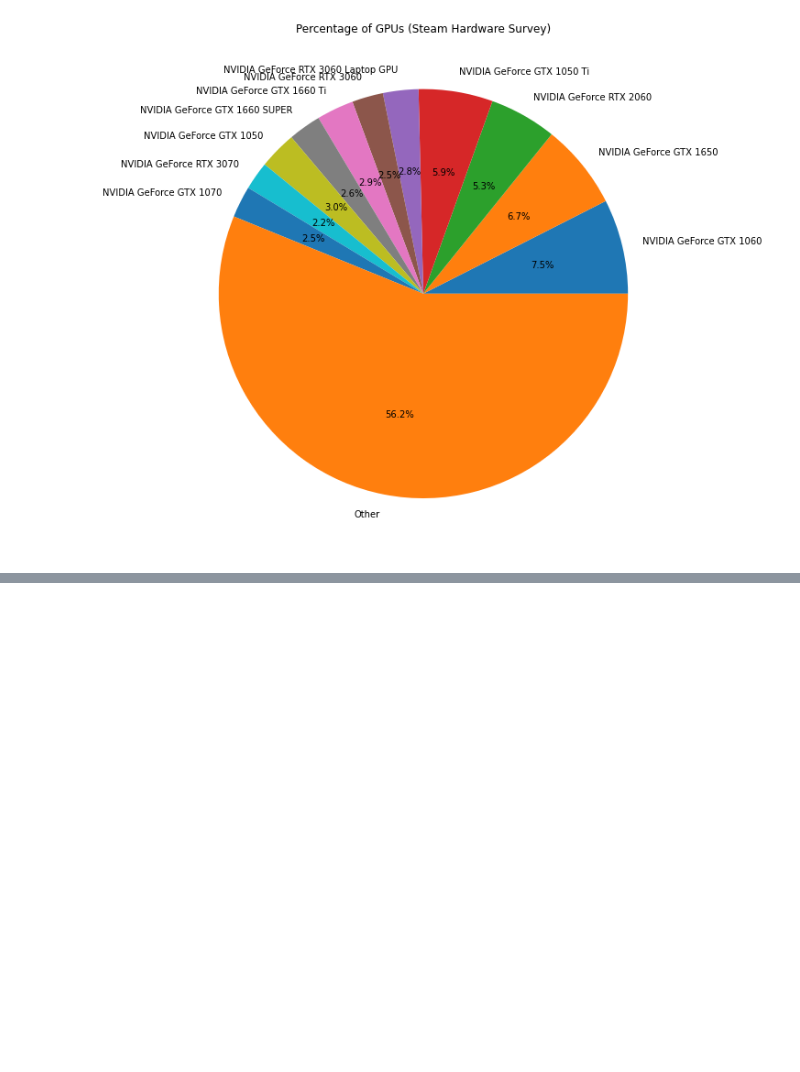
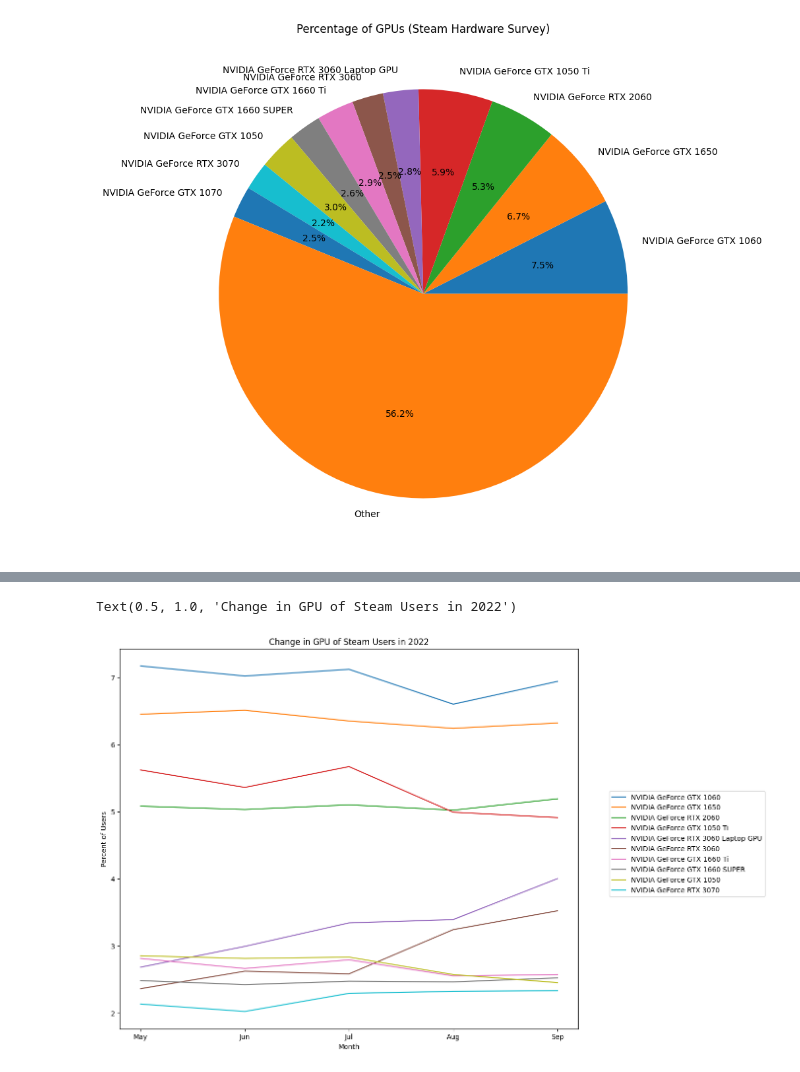
Before and after one commit to gbstorey/dat301proj2, a Jupyter notebook: gsproject2.ipynb, the cells around one changed output, grey strips where cells are left out. Drawn from its saved outputs; the diff is of its cells as text; code cells hidden in the pictures; blank space fills up the shorter version.

```diff
--- a/gsproject2.ipynb
+++ b/gsproject2.ipynb
@@ -56,7 +119,3 @@ fig1.set_size_inches(10,12)
 plt.show()
 # %% [output]
 [figure]
-# %%
-sorted_df = df.sort_values(by="May")
-top_10_df = df[0:9].set_index().T
-reset_index
@@ -74,0 +126,7 @@ KeyError: 'NVIDIA GeForce GTX 1060'
+# %%
+#Here I limit the data frame to the top 10 cards in use
+# in order to make a line plot of their users over time.
+
+sorted_df = df.sort_values(by="May")
+top_10_df = df[0:10]
+display(top_10_df)
@@ -74,0 +145,16 @@ KeyError: 'NVIDIA GeForce GTX 1060'
+# %%
+#I use matplotlib to make a lineplot of all ten GPUs over the five month period.
+
+fig2, ax2 = plt.subplots()
+fig2.set_size_inches(15,10)
+for n in range(0,10):
+    plt.plot(column_names[1:], top_10_df.iloc[n][1:6])
+box=ax2.get_position()
+ax2.set_position([box.x0, box.y0, box.width*0.8, box.height])
+fig2.legend(top_10_df.Name, loc='center right')
+plt.xlabel('Month')
+plt.ylabel('Percent of Users')
+plt.title('Change in GPU of Steam Users in 2022')
+# %% [output]
+Text(0.5, 1.0, 'Change in GPU of Steam Users in 2022')
+[figure, added]
```
Also changed, not shown: parts of 14 cells of this notebook.
